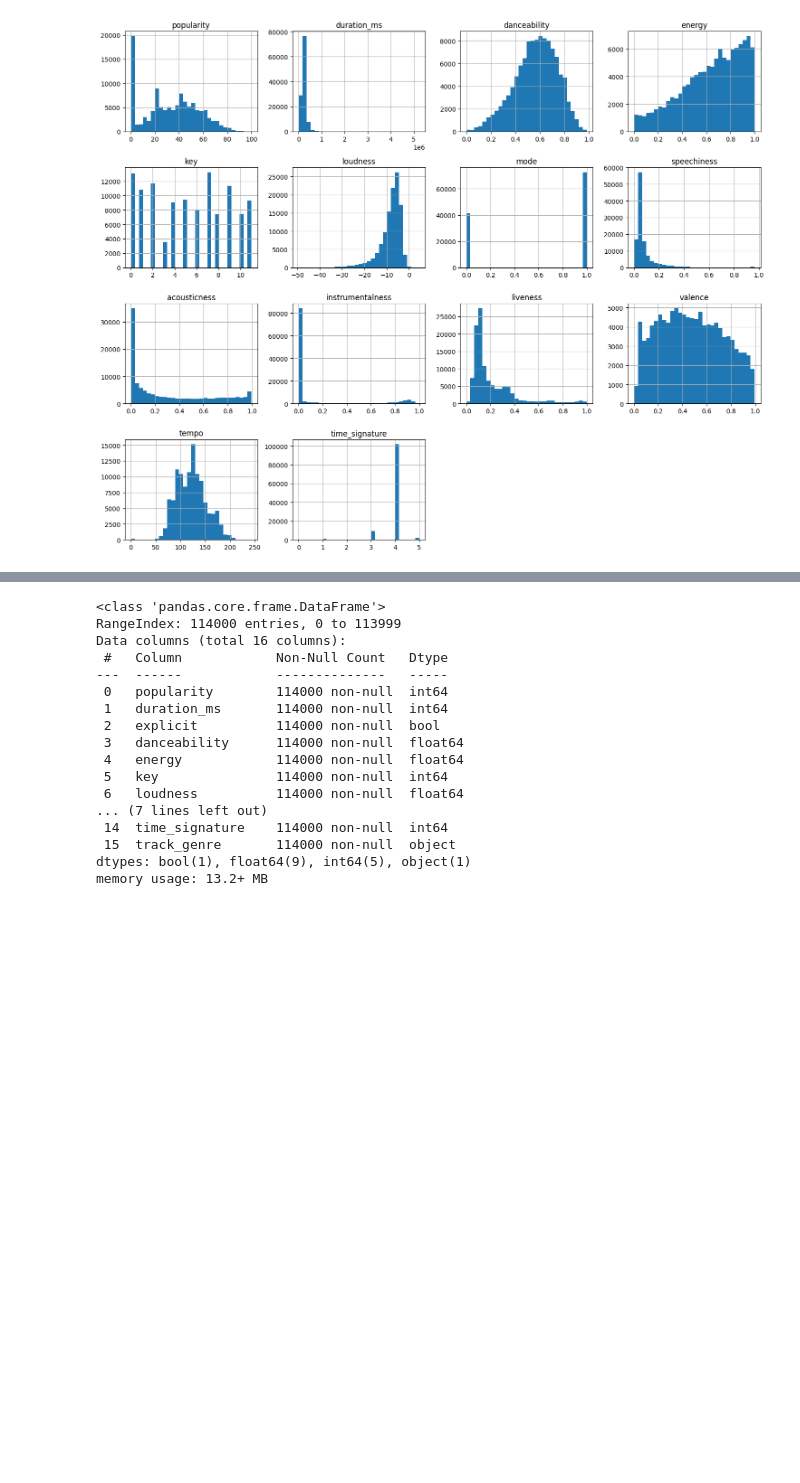
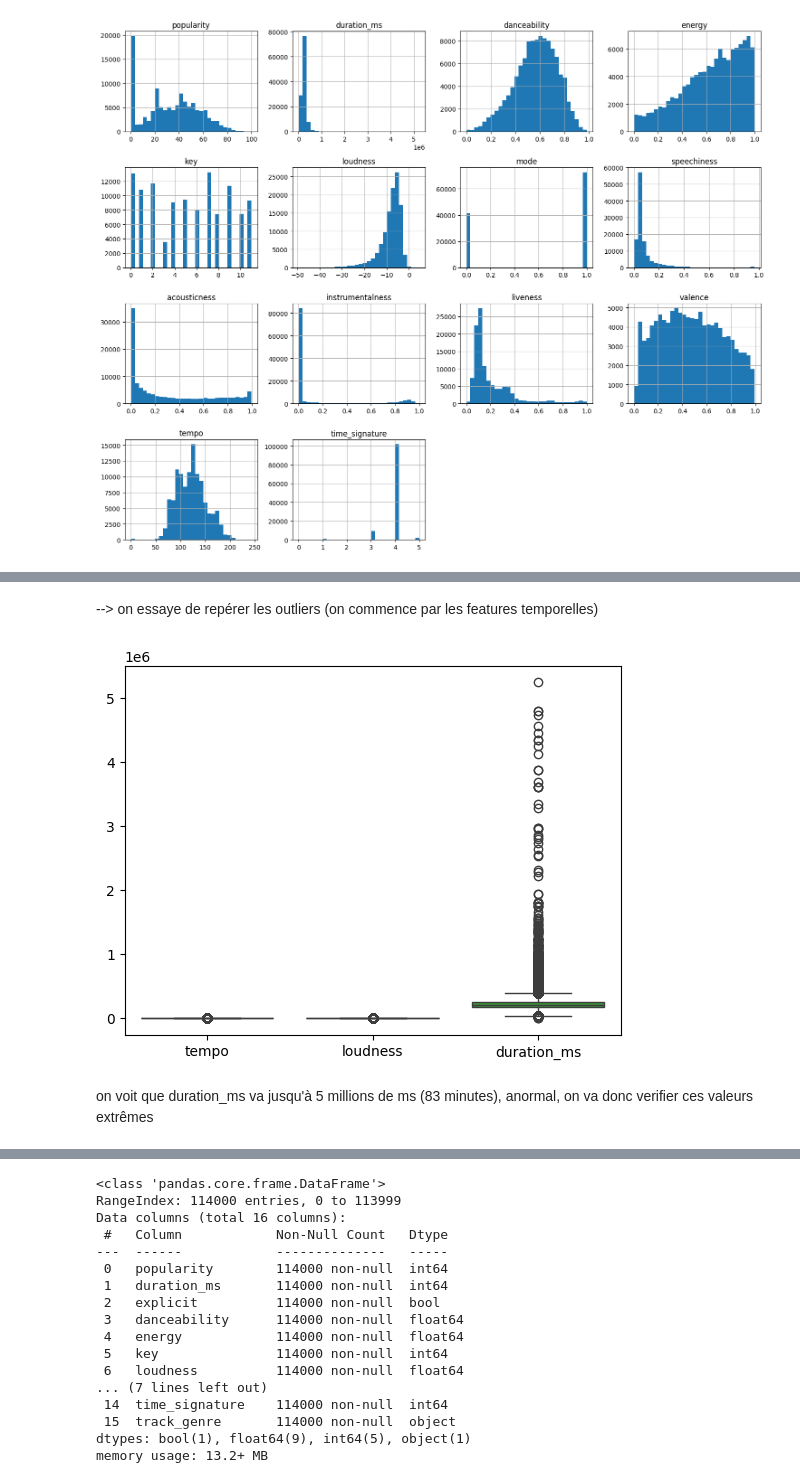
Before and after one commit to mlang789/spotify-genre-project, a Jupyter notebook: notebooks/01_exploration.ipynb, the cells around one changed output, grey strips where cells are left out. Drawn from its saved outputs; the diff is of its cells as text; code cells hidden in the pictures; blank space fills up the shorter version.

```diff
--- a/notebooks/01_exploration.ipynb
+++ b/notebooks/01_exploration.ipynb
@@ -55,0 +58,9 @@ ValueError: could not convert string to float: 'acoustic'
+# %% [markdown]
+--> on essaye de repérer les outliers (on commence par les features temporelles)
+# %%
+sns.boxplot(data=df[['tempo','loudness','duration_ms']])
+plt.show()
+# %% [output]
+[figure, added]
+# %% [markdown]
+on voit que duration_ms va jusqu'à 5 millions de ms (83 minutes), anormal, on va donc verifier ces valeurs extrêmes
```
Also changed, not shown: parts of 7 cells of this notebook.
